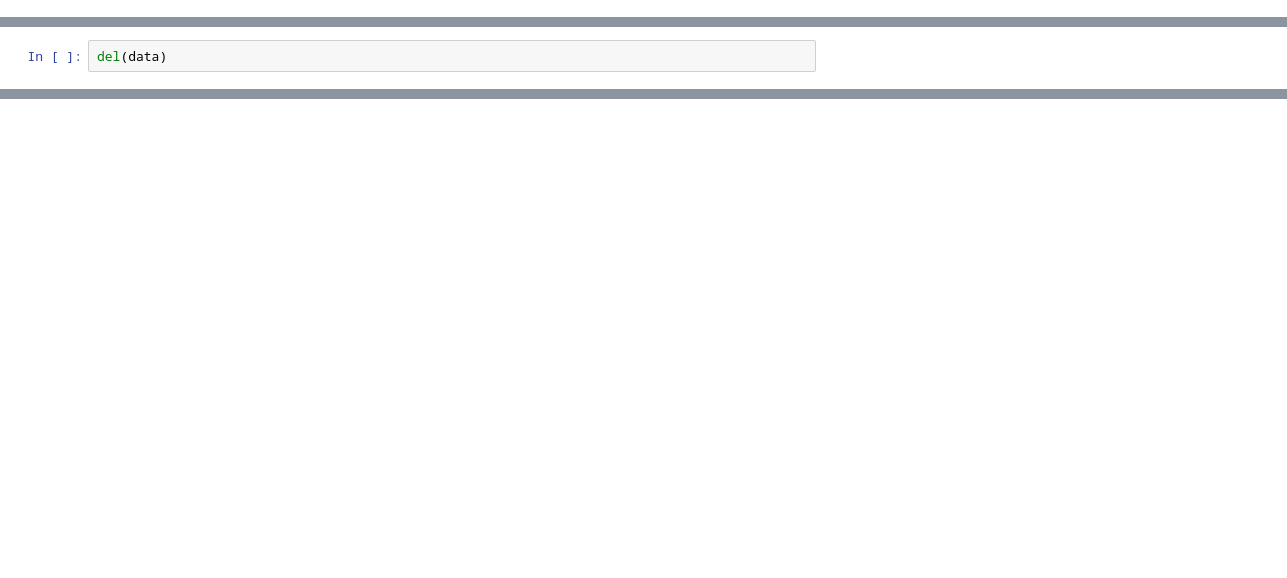
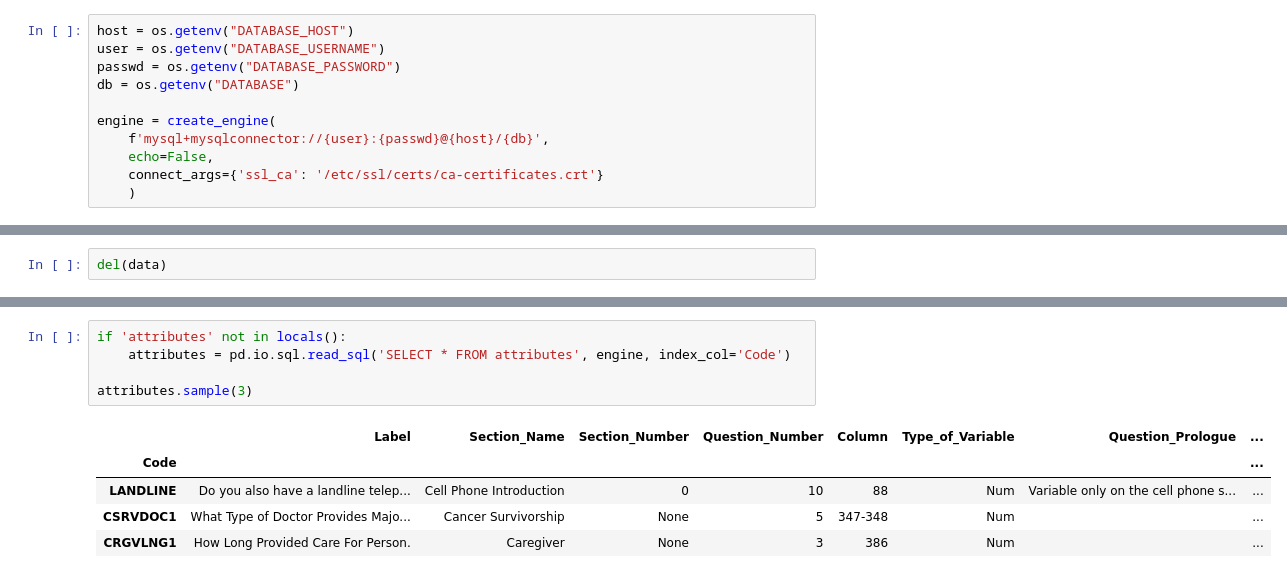
Before and after one commit to bedu-dsc2-Aether/curly-doodle, a Jupyter notebook: dataCleaning/downloadData.ipynb, the cells around one changed output, grey strips where cells are left out. Cells and saved outputs as stored; diff of their text form; blank space fills up the shorter version.

```diff
--- a/dataCleaning/downloadData.ipynb
+++ b/dataCleaning/downloadData.ipynb
@@ -7,0 +11,11 @@ from io import StringIO
+# %%
+host = os.getenv("DATABASE_HOST")
+user = os.getenv("DATABASE_USERNAME")
+passwd = os.getenv("DATABASE_PASSWORD")
+db = os.getenv("DATABASE")
+
+engine = create_engine(
+    f'mysql+mysqlconnector://{user}:{passwd}@{host}/{db}',
+    echo=False,
+    connect_args={'ssl_ca': '/etc/ssl/certs/ca-certificates.crt'}
+    )
@@ -90,0 +100,11 @@ data
+# %%
+if 'attributes' not in locals():
+    attributes = pd.io.sql.read_sql('SELECT * FROM attributes', engine, index_col='Code')
+
+attributes.sample(3)
+# %% [output]
+|  | Label | Section_Name | Section_Number | Question_Number | Column | Type_of_Variable | Question_Prologue | ... |
+| Code |  |  |  |  |  |  |  | ... |
+| LANDLINE | Do you also have a landline telep... | Cell Phone Introduction | 0 | 10 | 88 | Num | Variable only on the cell phone s... | ... |
+| CSRVDOC1 | What Type of Doctor Provides Majo... | Cancer Survivorship | None | 5 | 347-348 | Num |  | ... |
+| CRGVLNG1 | How Long Provided Care For Person. | Caregiver | None | 3 | 386 | Num |  | ... |
```
Also changed, not shown: parts of 29 cells of this notebook.
